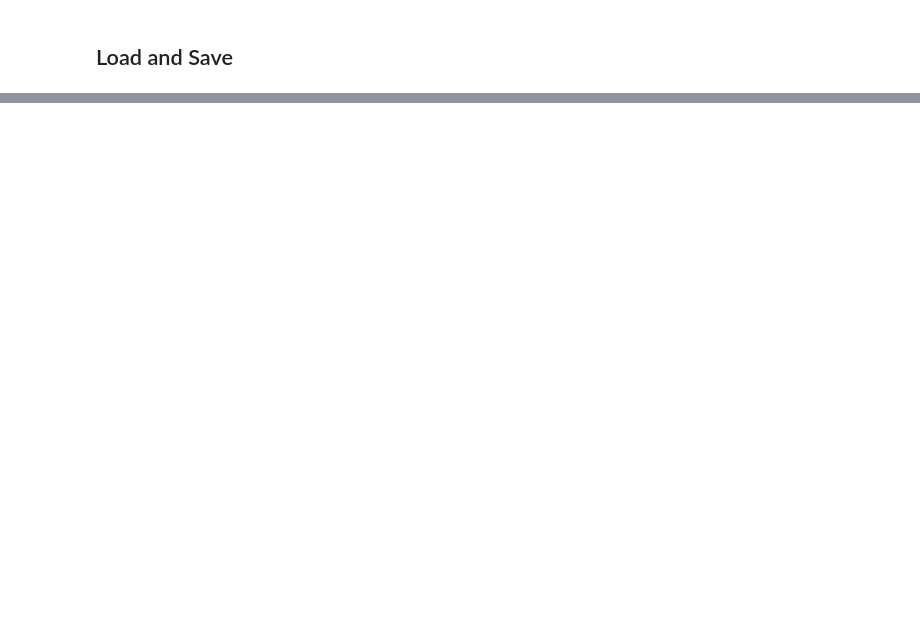
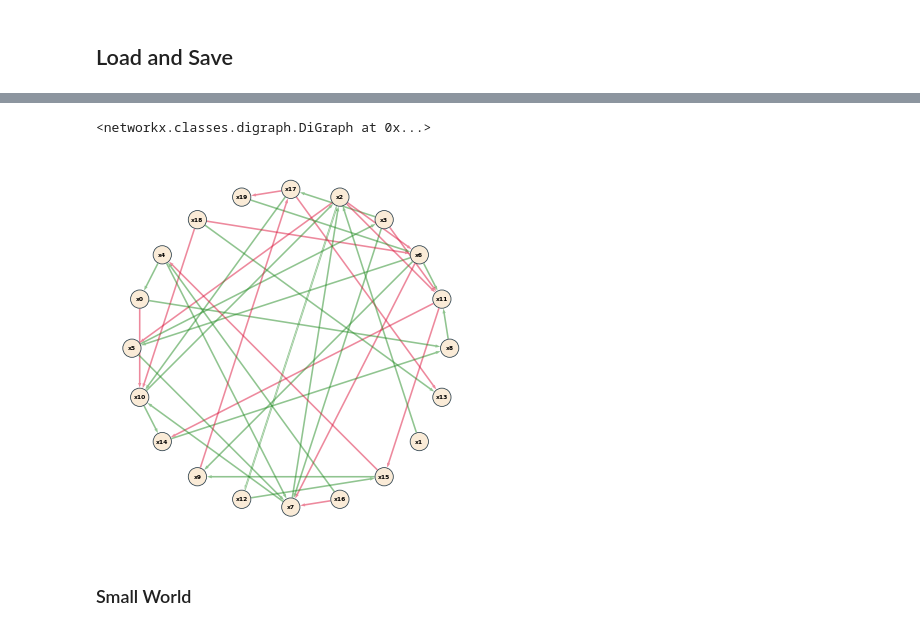
Before and after one commit to Franck-Delaplace/BooN, a Jupyter notebook: Example/example.ipynb, the cells around one changed output, grey strips where cells are left out. Saved outputs shown, nothing was run; the diff lists cells and outputs as text; code cells hidden in the pictures; blank space fills up the shorter version.

Commit message:
random docs

```diff
--- a/Example/example.ipynb
+++ b/Example/example.ipynb
@@ -121,0 +231,3 @@ print(boon2)
+# %%
+# Number of nodes.
+n = 20
@@ -121,0 +236,4 @@ print(boon2)
+# %%
+boonrand = BooN.random(n, p_link=0.25, p_pos=0.6, topology='Erdos-Reny')
+boonrand.pos = nx.circular_layout(boonrand.interaction_graph)
+print(boonrand)
@@ -121,0 +261,7 @@ print(boon2)
+# %%
+boonrand.draw_IG()
+# %% [output]
+<networkx.classes.digraph.DiGraph at 0x...>
+[figure, added]
+# %% [markdown]
+### Small World
```
Also changed, not shown: parts of 28 cells of this notebook, 6 other files.
